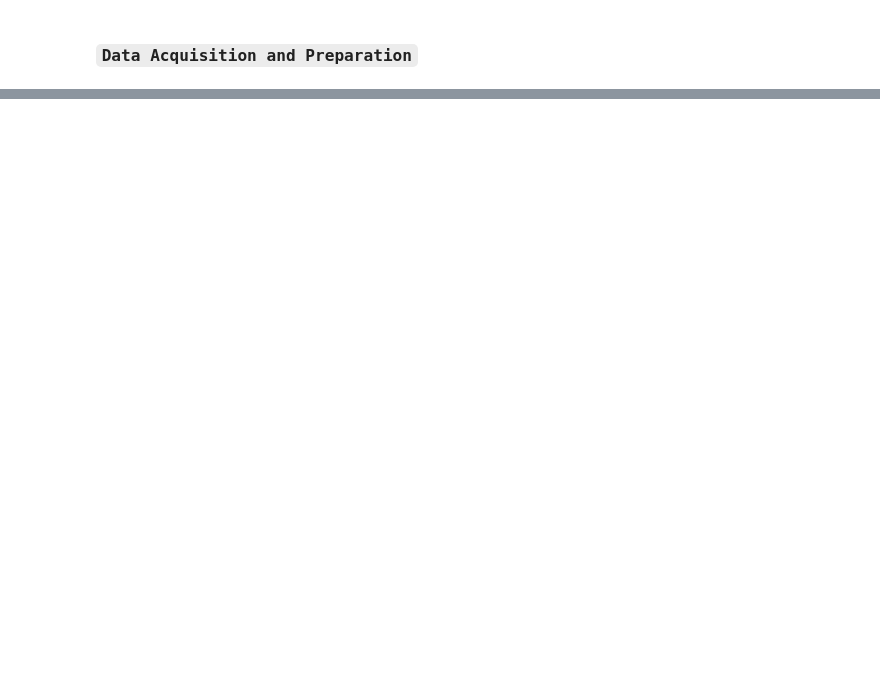
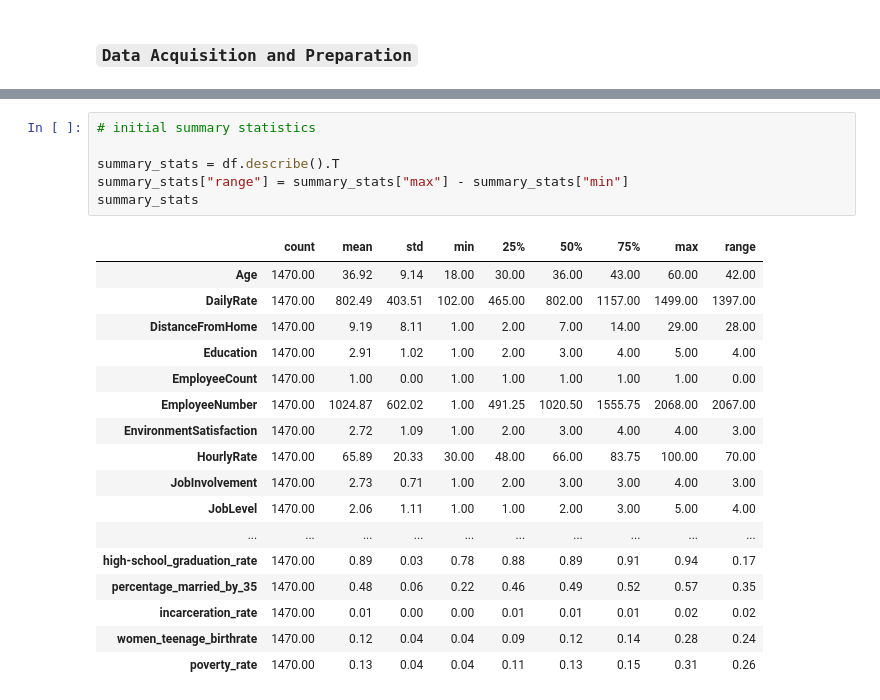
Before and after one commit to mijailmariano/drivers_of_workplace_equity, a Jupyter notebook: exploration.ipynb, the cells around one changed output, grey strips where cells are left out. Saved outputs shown, nothing was run; the diff lists cells and outputs as text; blank space fills up the shorter version.

```diff
--- a/exploration.ipynb
+++ b/exploration.ipynb
@@ -271,0 +280,24 @@ dataframe shape: (1470, 44)
+# %%
+# initial summary statistics
+
+summary_stats = df.describe().T
+summary_stats["range"] = summary_stats["max"] - summary_stats["min"]
+summary_stats
+# %% [output]
+|  | count | mean | std | min | 25% | 50% | 75% | max | range |
+| Age | 1470.00 | 36.92 | 9.14 | 18.00 | 30.00 | 36.00 | 43.00 | 60.00 | 42.00 |
+| DailyRate | 1470.00 | 802.49 | 403.51 | 102.00 | 465.00 | 802.00 | 1157.00 | 1499.00 | 1397.00 |
+| DistanceFromHome | 1470.00 | 9.19 | 8.11 | 1.00 | 2.00 | 7.00 | 14.00 | 29.00 | 28.00 |
+| Education | 1470.00 | 2.91 | 1.02 | 1.00 | 2.00 | 3.00 | 4.00 | 5.00 | 4.00 |
+| EmployeeCount | 1470.00 | 1.00 | 0.00 | 1.00 | 1.00 | 1.00 | 1.00 | 1.00 | 0.00 |
+| EmployeeNumber | 1470.00 | 1024.87 | 602.02 | 1.00 | 491.25 | 1020.50 | 1555.75 | 2068.00 | 2067.00 |
+| EnvironmentSatisfaction | 1470.00 | 2.72 | 1.09 | 1.00 | 2.00 | 3.00 | 4.00 | 4.00 | 3.00 |
+| HourlyRate | 1470.00 | 65.89 | 20.33 | 30.00 | 48.00 | 66.00 | 83.75 | 100.00 | 70.00 |
+| JobInvolvement | 1470.00 | 2.73 | 0.71 | 1.00 | 2.00 | 3.00 | 3.00 | 4.00 | 3.00 |
+| JobLevel | 1470.00 | 2.06 | 1.11 | 1.00 | 1.00 | 2.00 | 3.00 | 5.00 | 4.00 |
+| ... | ... | ... | ... | ... | ... | ... | ... | ... | ... |
+| high-school_graduation_rate | 1470.00 | 0.89 | 0.03 | 0.78 | 0.88 | 0.89 | 0.91 | 0.94 | 0.17 |
+| percentage_married_by_35 | 1470.00 | 0.48 | 0.06 | 0.22 | 0.46 | 0.49 | 0.52 | 0.57 | 0.35 |
+| incarceration_rate | 1470.00 | 0.01 | 0.00 | 0.00 | 0.01 | 0.01 | 0.01 | 0.02 | 0.02 |
+| women_teenage_birthrate | 1470.00 | 0.12 | 0.04 | 0.04 | 0.09 | 0.12 | 0.14 | 0.28 | 0.24 |
+| poverty_rate | 1470.00 | 0.13 | 0.04 | 0.04 | 0.11 | 0.13 | 0.15 | 0.31 | 0.26 |
```
Also changed, not shown: parts of 13 cells of this notebook, 2 other files.
